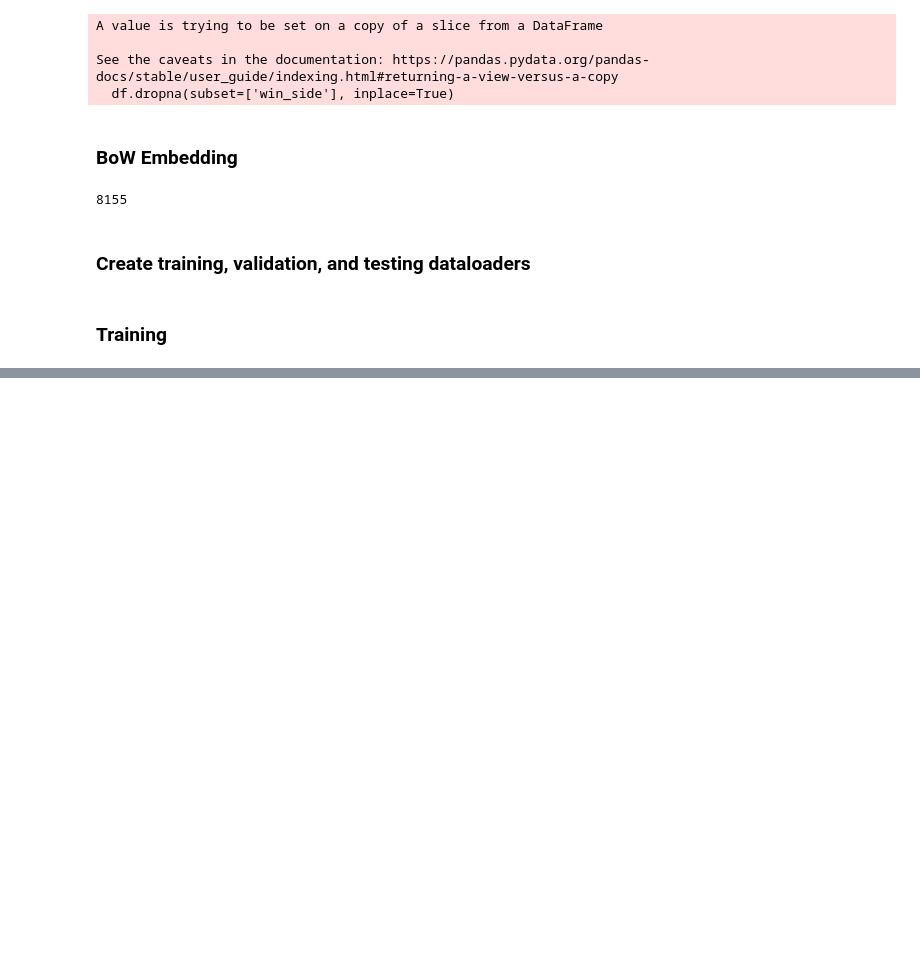
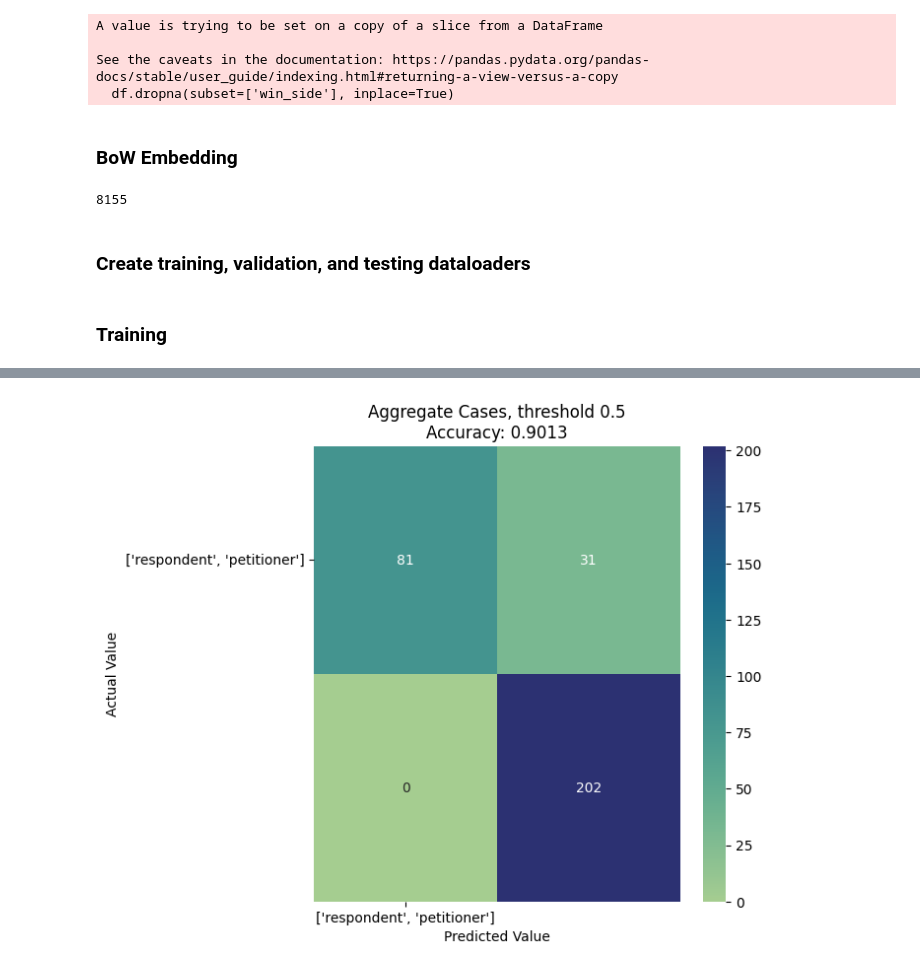
Before and after one commit to wagnerlmichael/supreme_court_nlp, a Jupyter notebook: src/modeling_temp.ipynb, the cells around one changed output, grey strips where cells are left out. Cells and saved outputs as stored; diff of their text form; code cells hidden in the pictures; blank space fills up the shorter version.

Commit message:
added results confusion matrix

```diff
--- a/src/modeling_temp.ipynb
+++ b/src/modeling_temp.ipynb
@@ -116,0 +134,6 @@ RuntimeError: Boolean value of Tensor with more than one value is ambiguous
+# %%
+per_case_df = (test_results_df
+                .groupby('case_id')
+                .mean()
+                .assign(pred=lambda x: x['prob']
+                .apply(lambda y: 1 if y > 0.5 else 0)))
@@ -116,0 +152,26 @@ RuntimeError: Boolean value of Tensor with more than one value is ambiguous
+# %%
+def results_heatmap(y_test, y_pred, title, target_names = []):
+    """
+    inputs: y_test, y_pred, plot title
+    output: heatmap of confusion matrix results
+    """
+
+    target_names = target_names
+    #cm = confusion_matrix(y_test, y_pred, normalize='all')
+    cm = confusion_matrix(y_test, y_pred)
+    # Normalise by row
+    #cmn = cm.astype('float') / cm.sum(axis=1)[:, np.newaxis]
+    fig, ax = plt.subplots(figsize=(6,6))
+    sns.heatmap(cm, annot=True, cmap='crest', fmt='.0f', xticklabels=target_names, yticklabels=target_names)
+    ax.set_title(title + f'\nAccuracy: {round(accuracy_score(y_test,y_pred), 4)}', fontsize=12)
+    plt.ylabel('Actual Value')
+    plt.xlabel('Predicted Value')
+    plt.yticks(rotation=0)
+    plt.show(block=False)
+# %%
+results_heatmap(per_case_df['win_side'],
+                per_case_df['pred'],
+                'Aggregate Cases, threshold 0.5',
+                target_names = ['respondent', 'petitioner'])
+# %% [output]
+[figure, added]
```
Also changed, not shown: parts of 4 cells of this notebook.
